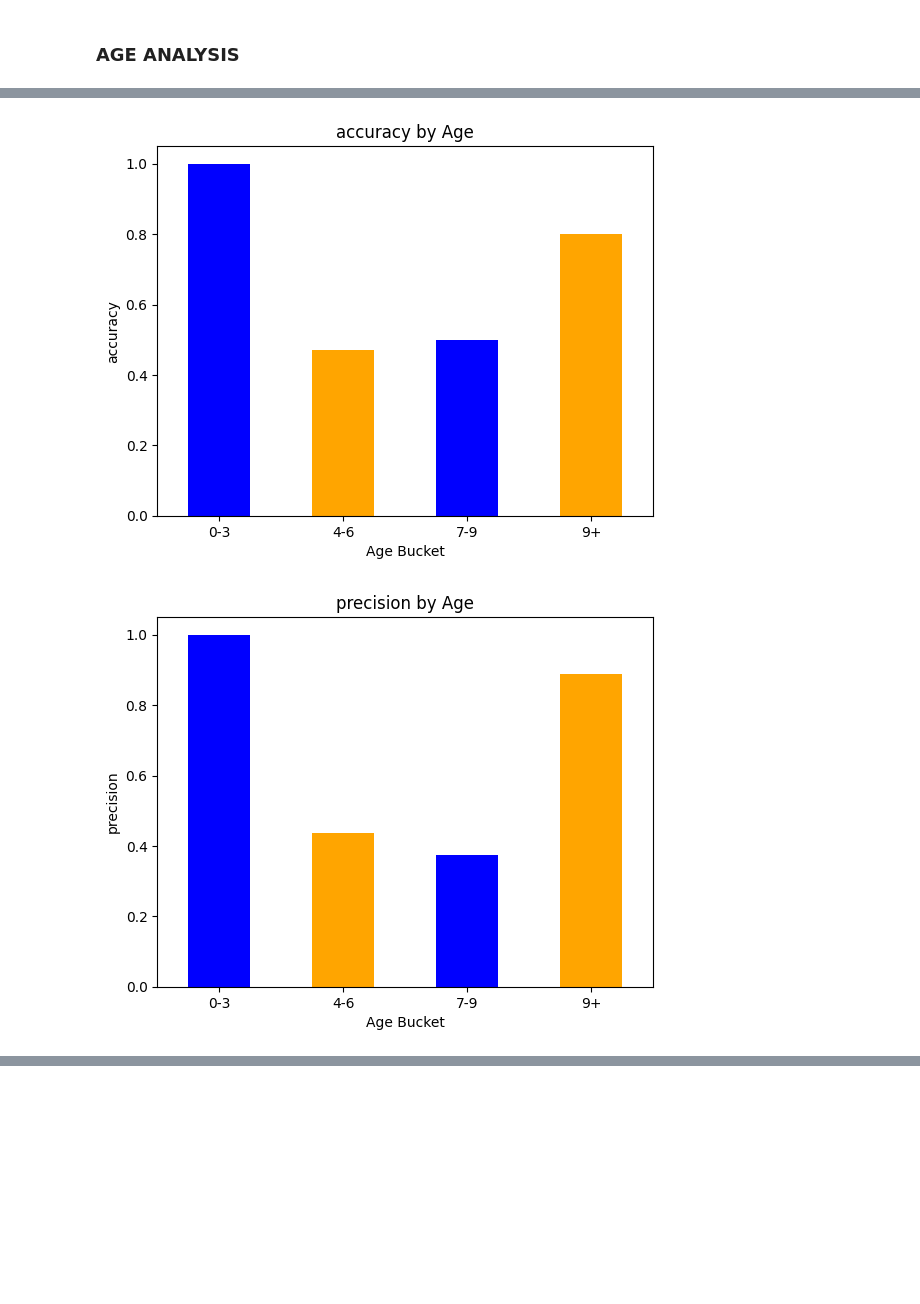
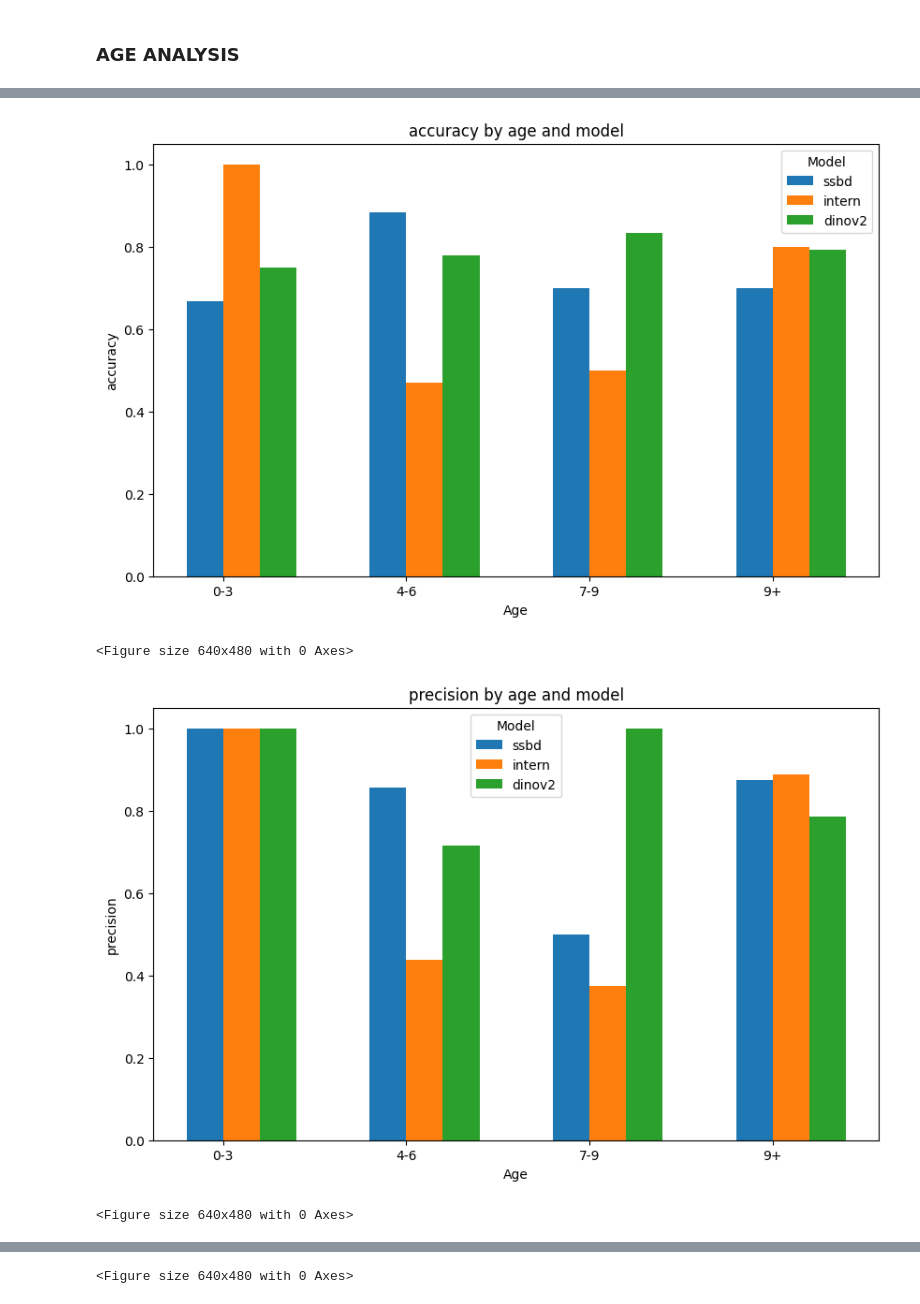
Before and after one commit to yyyyyyyyyy12138/BMI212_guesswhat, a Jupyter notebook: statistical_tests.ipynb, the cells around one changed output, grey strips where cells are left out. Saved outputs shown, nothing was run; the diff lists cells and outputs as text; code cells hidden in the pictures; blank space fills up the shorter version.

Commit message:
Updated plotting code on Roger's notebook

```diff
--- a/statistical_tests.ipynb
+++ b/statistical_tests.ipynb
@@ -128,5 +188,6 @@ for metric in metrics_list:
 # Define age buckets
 bins = [0, 3, 6, 9, float('inf')]
 labels = ['0-3', '4-6', '7-9', '9+']
-merged_df['Age Bucket'] = pd.cut(merged_df['age'], bins=bins, labels=labels, right=False)
-merged_df.head()
+merged_ssbd['Age Bucket'] = pd.cut(merged_ssbd['age'], bins=bins, labels=labels, right=False)
+merged_intern['Age Bucket'] = pd.cut(merged_intern['age'], bins=bins, labels=labels, right=False)
+merged_dino['Age Bucket'] = pd.cut(merged_dino['age'], bins=bins, labels=labels, right=False)
@@ -140,3 +194,4 @@ merged_df.head()
 # %%
-metrics_by_age_bucket = merged_df.groupby('Age Bucket').apply(calculate_metrics).reset_index()
-print(metrics_by_age_bucket)
+metrics_by_age_bucket_ssbd = merged_ssbd.groupby('Age Bucket').apply(calculate_metrics).reset_index()
+metrics_by_age_bucket_intern = merged_intern.groupby('Age Bucket').apply(calculate_metrics).reset_index()
+metrics_by_age_bucket_dino = merged_dino.groupby('Age Bucket').apply(calculate_metrics).reset_index()
@@ -154,0 +198,10 @@ print(metrics_by_age_bucket)
+# %%
+# Add a model identifier to each DataFrame
+metrics_by_age_bucket_ssbd['Model'] = 'ssbd'
+metrics_by_age_bucket_intern['Model'] = 'intern'
+metrics_by_age_bucket_dino['Model'] = 'dinov2'
+
+# Combine DataFrames
+metrics_combined_age = pd.concat([metrics_by_age_bucket_ssbd, metrics_by_age_bucket_intern, metrics_by_age_bucket_dino])
+
+print(metrics_combined_age)
@@ -157,17 +228,41 @@ metrics_by_age_bucket.to_csv('results/dinov2/dinov2_by_age.csv', index=False)
 # %%
-# Plotting function
-def plot_metrics(metrics_df, metric_name):
-    metrics_df.set_index('Age Bucket')[metric_name].plot(kind='bar', color=['blue', 'orange'])
-    plt.ylabel(metric_name)
-    plt.title(f'{metric_name} by Age')
-    plt.xticks(rotation=0)
-    plt.savefig(f'results/videomae/exp4_intern_{metric_name}_by_age.png')
+# Plotting function for combined metrics
+def plot_combined_metrics(metrics_df, metric_name):
+    fig, ax = plt.subplots(figsize=(10, 6))
+
+    # Create a list of unique age buckets and models
+    age_buckets = metrics_df['Age Bucket'].unique()
+    models = metrics_df['Model'].unique()
+
+    # Set the bar width and positions
+    bar_width = 0.2
+    bar_positions = np.arange(len(age_buckets))
+
+    # Plot bars for each model
+    for i, model in enumerate(models):
+        model_df = metrics_df[metrics_df['Model'] == model]
+        ax.bar(bar_positions + i * bar_width, model_df[metric_name], bar_width, label=model)
+
+    # Set labels and titles
+    ax.set_xlabel('Age')
+    ax.set_ylabel(metric_name)
+    ax.set_title(f'{metric_name} by age and model')
+    ax.set_xticks(bar_positions + bar_width / 2)
+    ax.set_xticklabels(age_buckets)
+    ax.legend(title='Model')
+
+    # Save the figure
+    plt.savefig(f'results/{metric_name}_by_age_bucket.png')
     plt.show()
+    plt.clf()  # Clear the current figure to avoid overlap
 
+# Plot all metrics and save the figures
 metrics_list = ['accuracy', 'precision', 'false_positive_rate', 'false_negative_rate', 'selection_rate', 'count']
 
 for metric in metrics_list:
-    plot_metrics(metrics_by_age_bucket, metric)
+    plot_combined_metrics(metrics_combined_age, metric)
 # %% [output]
-[figure, old version]
+[figure, new version]
+<Figure size 640x480 with 0 Axes>
-[figure, old version]
+[figure, new version]
+<Figure size 640x480 with 0 Axes>
@@ -174,0 +270 @@ for metric in metrics_list:
+<Figure size 640x480 with 0 Axes>
```
Also changed, not shown: parts of 18 cells of this notebook.
